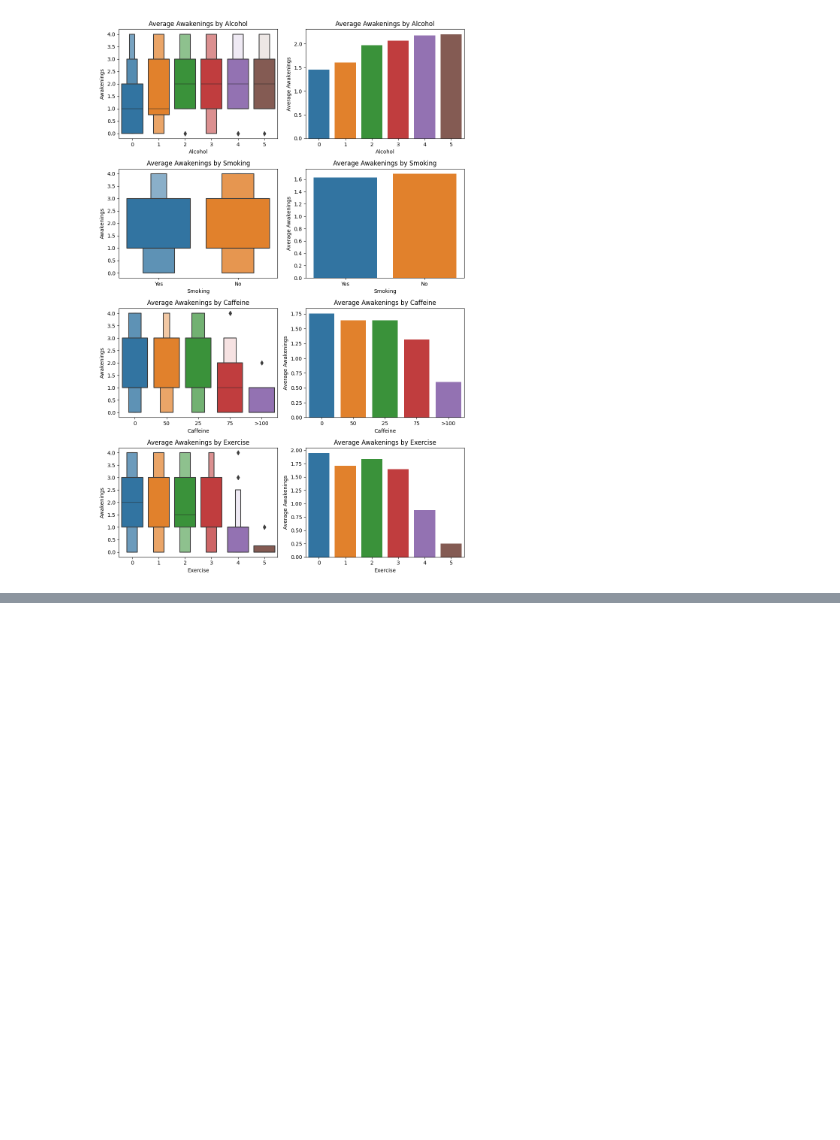
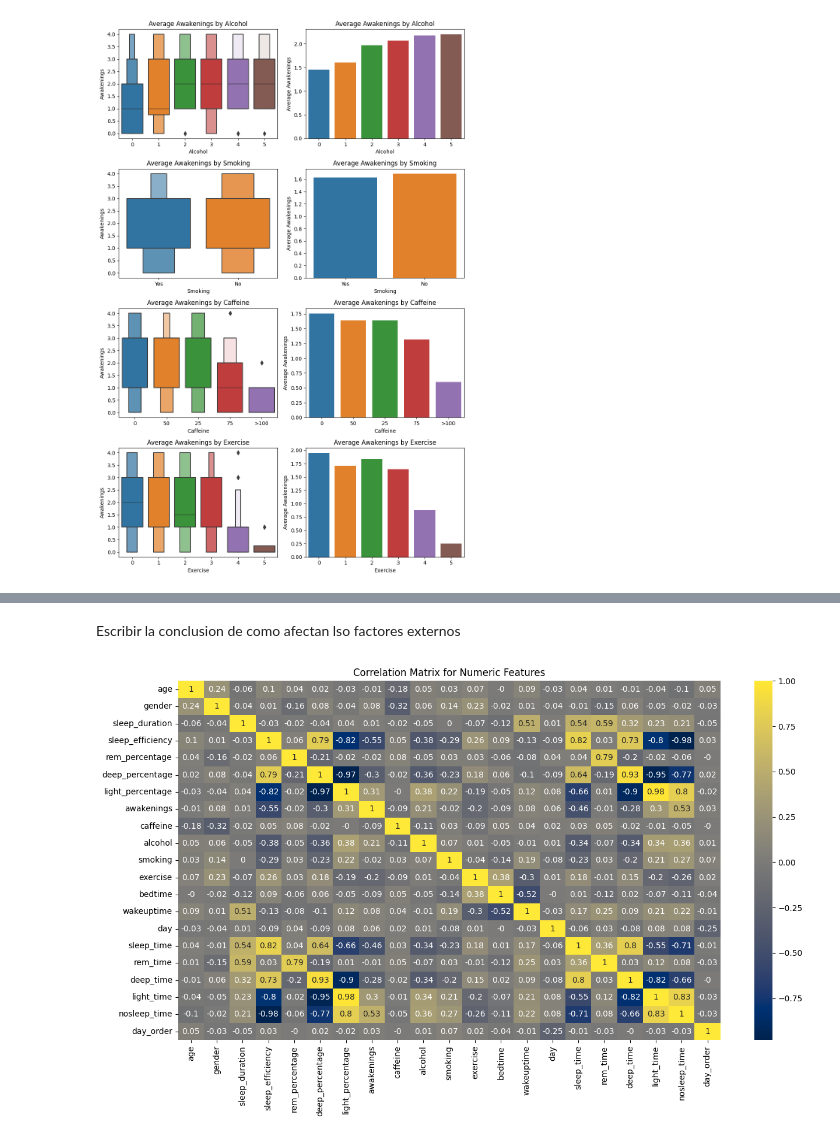
Before and after one commit to jfnevado/Sleep-study, a Jupyter notebook: main.ipynb, the cells around one changed output, grey strips where cells are left out. Drawn from its saved outputs; the diff is of its cells as text; code cells hidden in the pictures; blank space fills up the shorter version.

```diff
--- a/main.ipynb
+++ b/main.ipynb
@@ -443,0 +479,13 @@ Aqui ya podemos escribir como impactan los factores externos en la calidad de su
+# %% [markdown]
+Escribir la conclusion de como afectan lso factores externos
+# %%
+#Correlation matrix
+correlation_matrix = df_numerized.corr(method='pearson', numeric_only=True).round(2)
+
+plt.figure(figsize=(15, 8))
+sns.heatmap(correlation_matrix, annot=True, cmap='cividis')
+
+plt.title('Correlation Matrix')
+plt.show()
+# %% [output]
+[figure, added]
```
Also changed, not shown: parts of 12 cells of this notebook.
